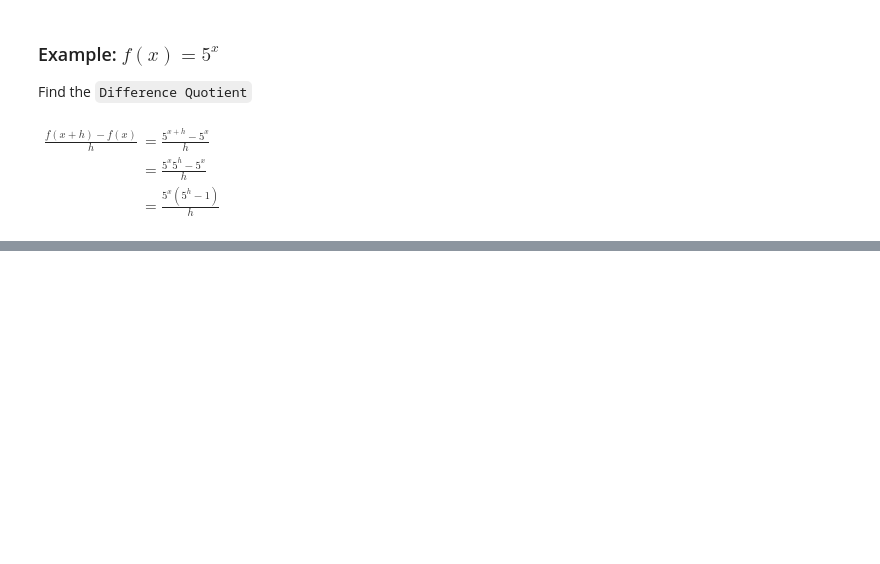
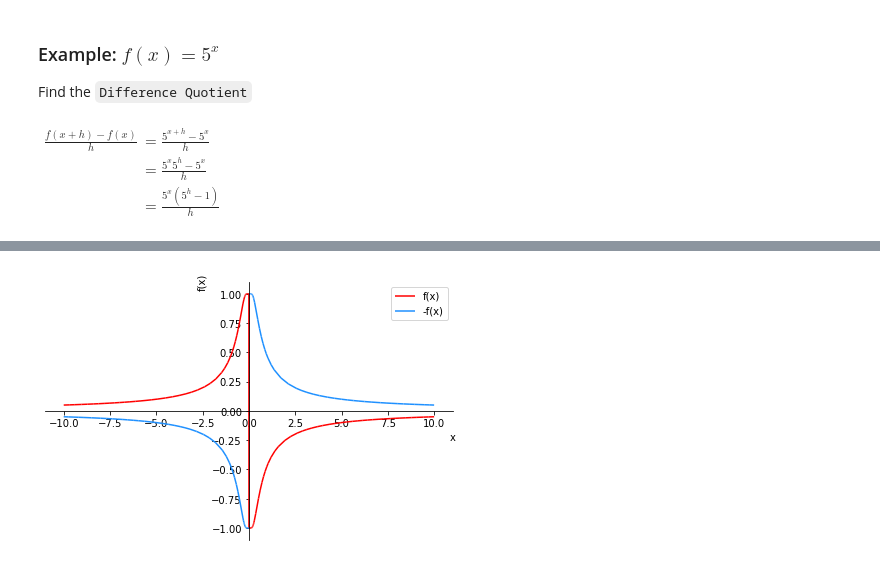
Before and after one commit to PaulToronto/Johns-Hopkins-Coursera-Applied-Calculus-With-Python, a Jupyter notebook: 2_2_Exponential_and_Logarithmic_Functions.ipynb, the cells around one changed output, grey strips where cells are left out. Saved outputs shown, nothing was run; the diff lists cells and outputs as text; code cells hidden in the pictures; blank space fills up the shorter version.

```diff
--- a/2_2_Exponential_and_Logarithmic_Functions.ipynb
+++ b/2_2_Exponential_and_Logarithmic_Functions.ipynb
@@ -270,0 +330,12 @@ $
+# %%
+p = sym.plot(f1, -f1, legend=True, show=False)
+
+p[0].line_color='red'
+p[0].label = 'f(x)'
+
+p[1].line_color='dodgerblue'
+p[1].label = '-f(x)'
+
+p.show()
+# %% [output]
+[figure, added]
```
Also changed, not shown: parts of 29 cells of this notebook.
